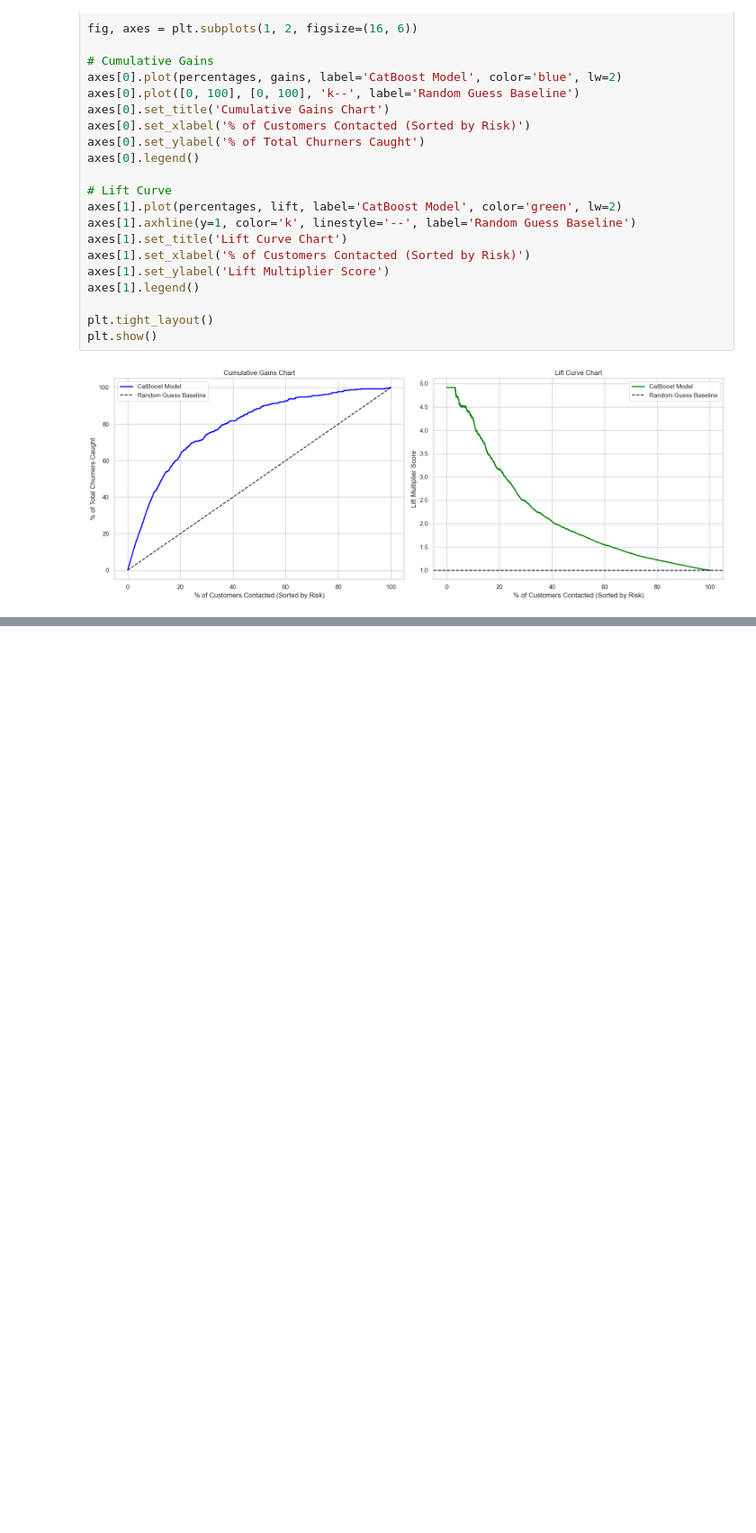
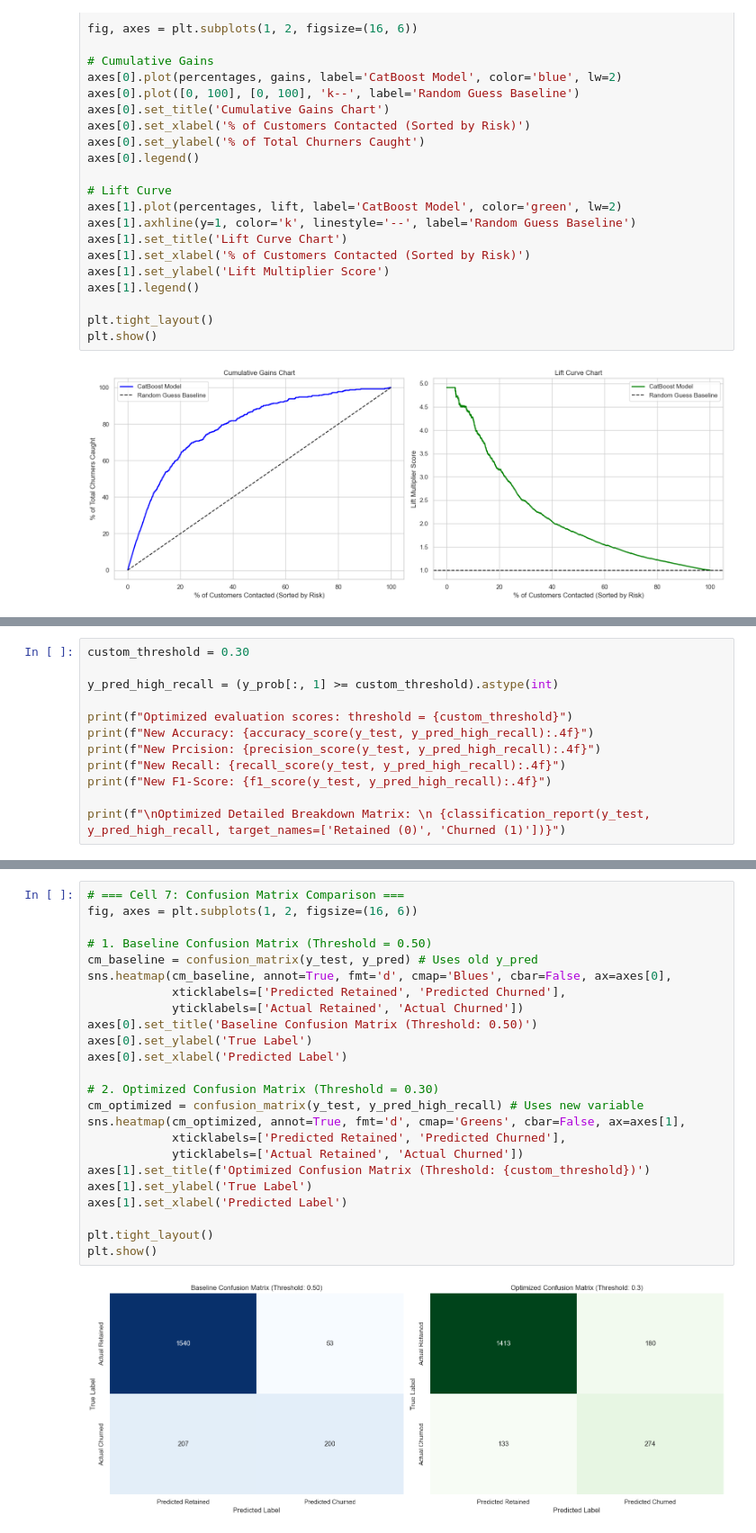
Before and after one commit to Alas-oss/Churn-Prediction-Bank-Customer-Retention-Strategy, a Jupyter notebook: notebooks/evaluation_metrics5.ipynb, the cells around one changed output, grey strips where cells are left out. Shown at 90% size. Drawn from its saved outputs; the diff is of its cells as text; blank space fills up the shorter version.

Commit message:
Extra cells 6&7 for notebook 5 to see how threshold value change affects the breakdown matrix

```diff
--- a/notebooks/evaluation_metrics5.ipynb
+++ b/notebooks/evaluation_metrics5.ipynb
@@ -132,0 +136,12 @@ plt.show()
+# %%
+custom_threshold = 0.30
+
+y_pred_high_recall = (y_prob[:, 1] >= custom_threshold).astype(int)
+
+print(f"Optimized evaluation scores: threshold = {custom_threshold}")
+print(f"New Accuracy: {accuracy_score(y_test, y_pred_high_recall):.4f}")
+print(f"New Prcision: {precision_score(y_test, y_pred_high_recall):.4f}")
+print(f"New Recall: {recall_score(y_test, y_pred_high_recall):.4f}")
+print(f"New F1-Score: {f1_score(y_test, y_pred_high_recall):.4f}")
+
+print(f"\nOptimized Detailed Breakdown Matrix: \n {classification_report(y_test, y_pred_high_recall, target_names=['Retained (0)', 'Churned (1)'])}")
@@ -132,0 +164,26 @@ plt.show()
+# %%
+# === Cell 7: Confusion Matrix Comparison ===
+fig, axes = plt.subplots(1, 2, figsize=(16, 6))
+
+# 1. Baseline Confusion Matrix (Threshold = 0.50)
+cm_baseline = confusion_matrix(y_test, y_pred) # Uses old y_pred
+sns.heatmap(cm_baseline, annot=True, fmt='d', cmap='Blues', cbar=False, ax=axes[0],
+            xticklabels=['Predicted Retained', 'Predicted Churned'],
+            yticklabels=['Actual Retained', 'Actual Churned'])
+axes[0].set_title('Baseline Confusion Matrix (Threshold: 0.50)')
+axes[0].set_ylabel('True Label')
+axes[0].set_xlabel('Predicted Label')
+
+# 2. Optimized Confusion Matrix (Threshold = 0.30)
+cm_optimized = confusion_matrix(y_test, y_pred_high_recall) # Uses new variable
+sns.heatmap(cm_optimized, annot=True, fmt='d', cmap='Greens', cbar=False, ax=axes[1],
+            xticklabels=['Predicted Retained', 'Predicted Churned'],
+            yticklabels=['Actual Retained', 'Actual Churned'])
+axes[1].set_title(f'Optimized Confusion Matrix (Threshold: {custom_threshold})')
+axes[1].set_ylabel('True Label')
+axes[1].set_xlabel('Predicted Label')
+
+plt.tight_layout()
+plt.show()
+# %% [output]
+[figure, added]
```
Also changed, not shown: parts of 3 cells of this notebook, 13 other files.
